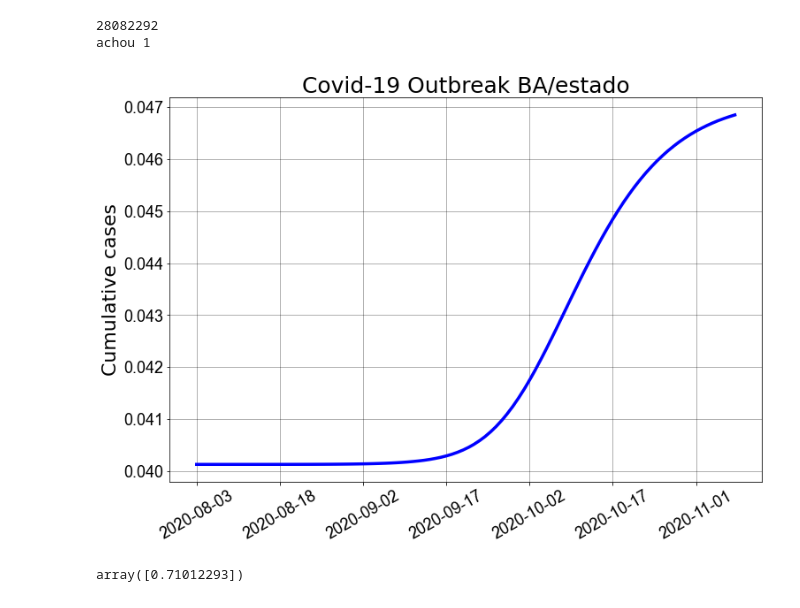
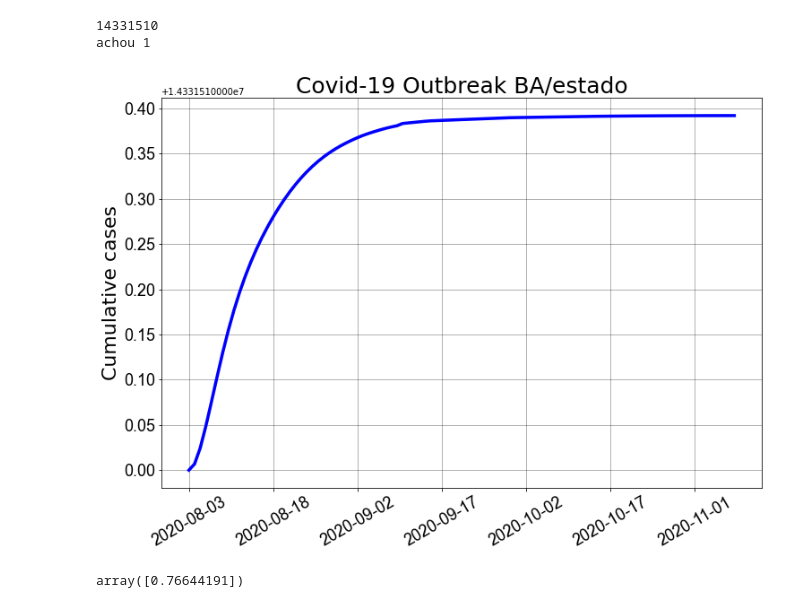
Before and after one commit to filipe7788/SEIHURD, a Jupyter notebook: SIR_Fit.ipynb, the cells around one changed output. Cells and saved outputs as stored; diff of their text form; code cells hidden in the pictures.

```diff
--- a/SIR_Fit.ipynb
+++ b/SIR_Fit.ipynb
@@ -201,28 +201,26 @@ Dados = pd.read_csv ('dados/estado.csv')
 
 df = Dados.query("date <= '2020-11-08' and date >= '2020-08-03'")
 
-
 #initial conditions
 # Condições iniciais antigas
-N0          = 14930634;
-R0          = 0;
-H0          = 0;
-U0          = 0;
-V0          = 1000/N0;
-Rv0         = 0;
-Is0         = 2.015439771376298e-06;
-Ia0         = 1.8028646508967777e-06;
-Iav0        = 1.8028646508967777e-06;
-Isv0        = 1.8028646508967777e-06;
-E0          = 1.7639153732952095e-06;
-Ev0         = 1.7639153732952095e-06;
-print(np.cumsum(df.cases.values)[-1])
-D0 = (N0-np.cumsum(df.deaths.values)[-1])/N0
-S0 = (N0-np.cumsum(df.cases.values)[-1])/N0
-# S0          = (1-Is0-Ia0-E0);
+N0          = 14930634
+R0          = 0
+H0          = 0
+U0          = 0
+V0          = 1000/N0
+Rv0         = 0
+Is0         = 2.015439771376298e-06
+Ia0         = 1.8028646508967777e-06
+Iav0        = 1.8028646508967777e-06
+Isv0        = 1.8028646508967777e-06
+E0          = 1.7639153732952095e-06
+Ev0         = 1.7639153732952095e-06
+D0 = (N0-np.sum(df.deaths.values))/N0
+S0 = (N0-np.sum(df.cases.values))/N0
+# S0          = (1-Is0-Ia0-E0)
 # D0 = 0
-Nw0         = 0;
-NwV0        = 0;
+Nw0         = 0
+NwV0        = 0
 HV0 = 0
 UV0 = 0
 
@@ -263,39 +261,39 @@ ax.grid(which='major', axis='both', color='black',linewidth=1.,alpha=0.3)
 # ax.scatter(dates, data_mortes, s=35,color='black',zorder=3,label='Reported data')
 
 #Plot the fitted function as a line.
-ax.plot(dates, qi,color='blue', linewidth=3.5,label='Fitted function')
+ax.plot(dates, N0*qi,color='blue', linewidth=3.5,label='Fitted function')
 
 #Set the labels
 ax.set_ylabel('Cumulative cases',fontsize=22)
 
 #Set the title
 ax.set_title('Covid-19 Outbreak '+s+'/'+file,fontsize=25)
 
 #The size of the numbers on the axixis
 ax.tick_params(labelsize=18)
 
 #Limiting the ammount of dates on the X axixs
 ax.xaxis.set_major_locator(pl.MaxNLocator(10))
 #Rotating the dates for better visualization
 pl.setp(ax.get_xticklabels(), rotation=30)
 
 
 #Setting the font of the numbers on the axixis as ARIAL
 for tick in ax.get_xticklabels():
     tick.set_fontname("Arial")
 for tick in ax.get_yticklabels():
     tick.set_fontname("Arial")
 
 #Show Graph
 pl.show()
 
 #Save Fig
 #fig.savefig(r"Fits\\"+s+file+".png",bbox_inches='tight')
 # %% [output]
-28082292
+14331510
 achou 1
-[figure, old version]
+[figure, new version]
 # %%
 best_pop
 # %% [output]
-array([0.71012293])
+array([0.76644191])
```
Also changed, not shown: parts of 1 cell of this notebook, 2 other files.
